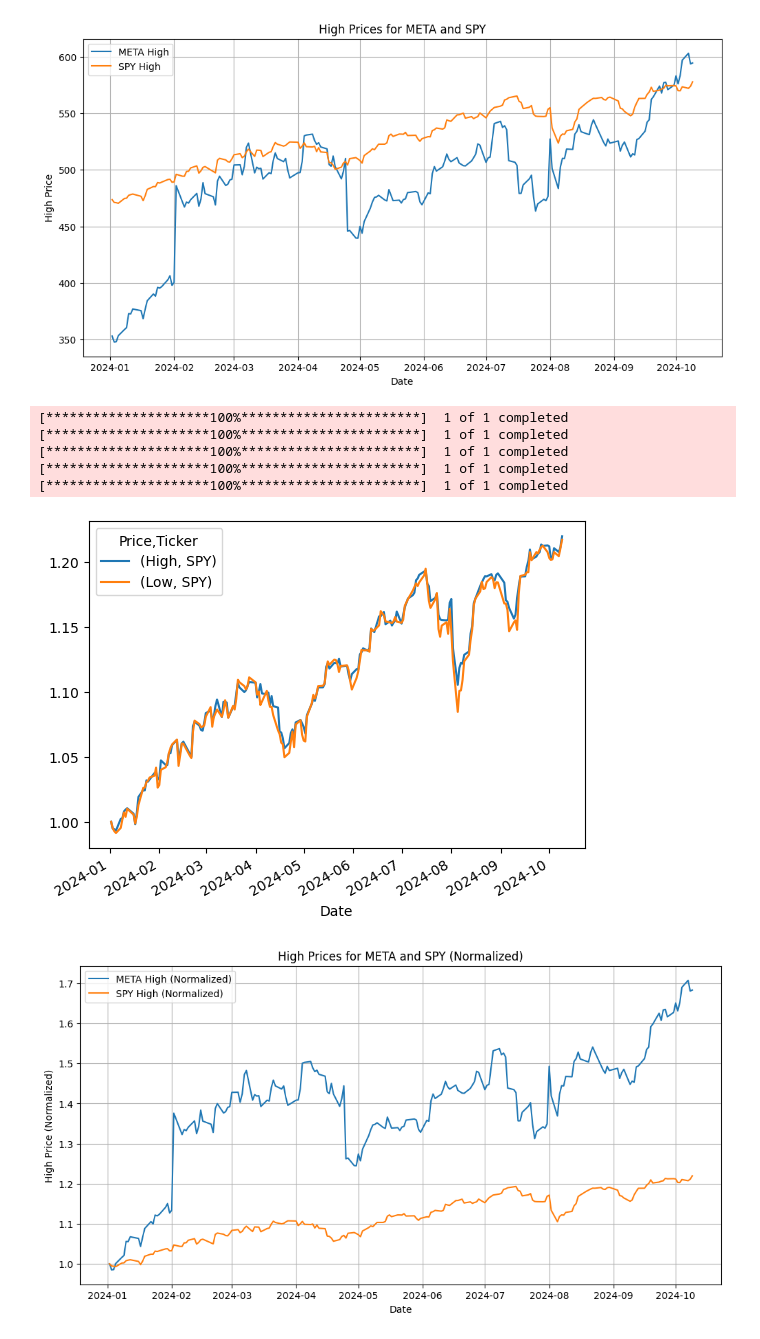
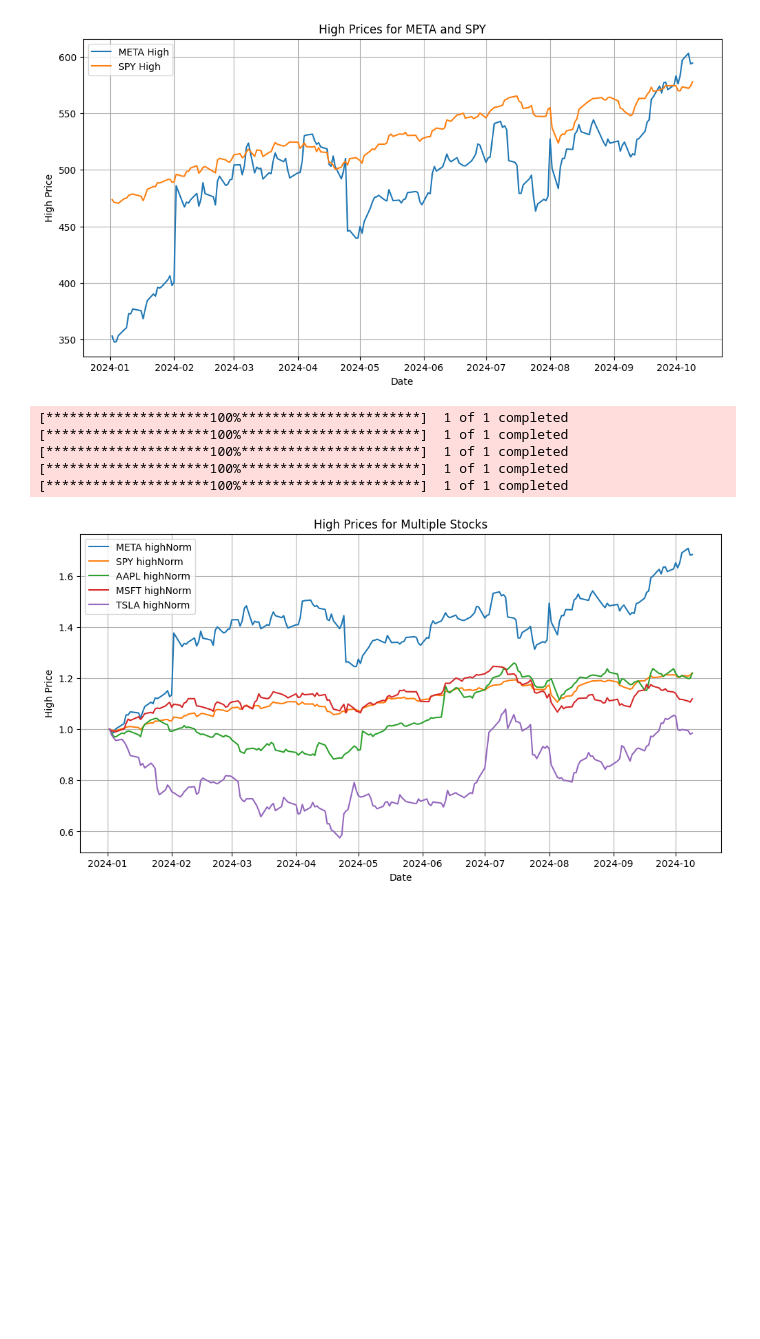
Before and after one commit to aaditya-007/Notebooks, a Jupyter notebook: stocks.ipynb, the cells around one changed output. Drawn from its saved outputs; the diff is of its cells as text; code cells hidden in the pictures; blank space fills up the shorter version.

```diff
--- a/stocks.ipynb
+++ b/stocks.ipynb
@@ -56,49 +56,37 @@ plt.grid(True)
 plt.show()
 # %% [output]
 [figure]
-# %%
-START_DATE = '2024-01-01'
-END_DATE = '2024-10-10'
-
-meta_df = get_stock_data_df('META', START_DATE, END_DATE)
-spy_df = get_stock_data_df('SPY', START_DATE, END_DATE)
-aapl_df = get_stock_data_df('AAPL', START_DATE, END_DATE)
-microsoft_df = get_stock_data_df('MSFT', START_DATE, END_DATE)
-tesla_df = get_stock_data_df('TSLA', START_DATE, END_DATE)
-df = pd.concat([meta_df, spy_df, aapl_df, microsoft_df, tesla_df], axis=1)
-df.head(5)
-
-
-# Normalize by dividing by the first column value (e.g., 'High')
-meta_df_norm = meta_df / meta_df.iloc[0]
-spy_df_norm = spy_df / spy_df.iloc[0]
-aapl_df_norm = aapl_df / aapl_df.iloc[0]
-microsoft_df_norm = microsoft_df / microsoft_df.iloc[0]
-tesla_df_norm = tesla_df / tesla_df.iloc[0]
-
-# ## Plot graphs for multiple columns
-spy_df_norm[['High','Low']].plot()
-plt.show()
-
-# ## Plot graphs for multiple data frames
-plt.figure(figsize=(12, 6))  # Adjust figure size as needed
-plt.plot(meta_df_norm.index, meta_df_norm['High'], label='META High (Normalized)')
-plt.plot(spy_df_norm.index, spy_df_norm['High'], label='SPY High (Normalized)')
-plt.plot(aapl_df_norm.index, aapl_df_norm['High'], label='AAPL High (Normalized)')
-plt.plot(microsoft_df_norm.index, microsoft_df_norm['High'], label='MSFT High (Normalized)')
-plt.plot(tesla_df_norm.index, tesla_df_norm['High'], label='TSLA High (Normalized)')
-
-plt.xlabel('Date')
-plt.ylabel('High Price (Normalized)')
-plt.title('High Prices for META and SPY (Normalized)')
-plt.legend()
-plt.grid(True)
-plt.show()
-# %% [output]
-[*********************100%***********************]  1 of 1 completed
-[*********************100%***********************]  1 of 1 completed
-[*********************100%***********************]  1 of 1 completed
-[*********************100%***********************]  1 of 1 completed
-[*********************100%***********************]  1 of 1 completed
-[figure, removed]
-[figure, removed]
+# %%
+# Define a list of stock tickers
+stock_tickers = ['META', 'SPY', 'AAPL', 'MSFT', 'TSLA', ]
+START_DATE = '2024-01-01'
+END_DATE = '2024-10-10'
+# Create an empty dictionary to store DataFrames
+stock_dfs = {}
+
+# Loop through the stock tickers to download data and store in the dictionary
+for ticker in stock_tickers:
+    stock_dfs[ticker] = get_stock_data_df(ticker, START_DATE, END_DATE)
+
+# Create a figure and axes for plotting
+plt.figure(figsize=(12, 6))
+
+# Loop through the dictionary of stock DataFrames and plot the 'High' column
+for ticker, df in stock_dfs.items():
+    df['highNorm'] = df['High'] / df['High'].iloc[0]
+    plt.plot(df.index, df['highNorm'], label=f'{ticker} highNorm')
+
+# Add labels, title, legend, and grid to the plot
+plt.xlabel('Date')
+plt.ylabel('High Price')
+plt.title('High Prices for Multiple Stocks')
+plt.legend()
+plt.grid(True)
+plt.show()
+# %% [output]
+[*********************100%***********************]  1 of 1 completed
+[*********************100%***********************]  1 of 1 completed
+[*********************100%***********************]  1 of 1 completed
+[*********************100%***********************]  1 of 1 completed
+[*********************100%***********************]  1 of 1 completed
+[figure, added]
```
